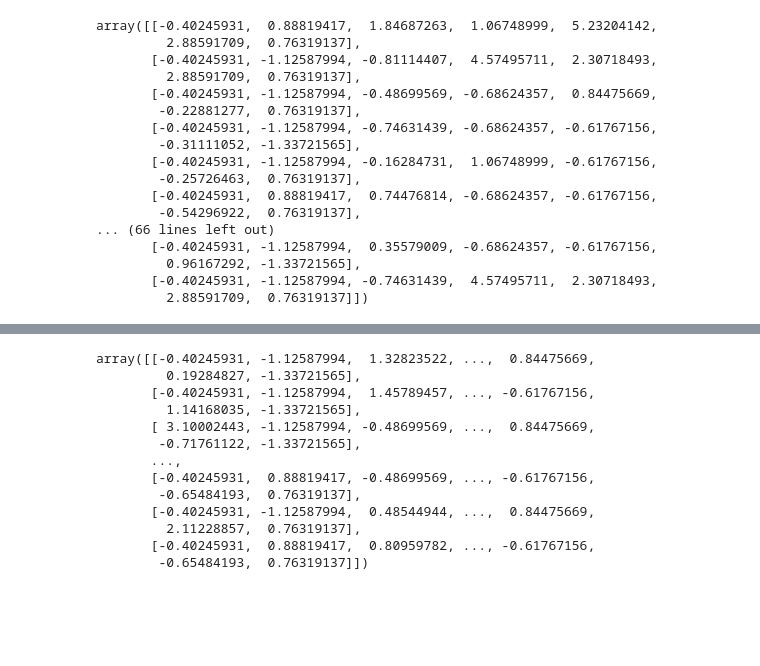
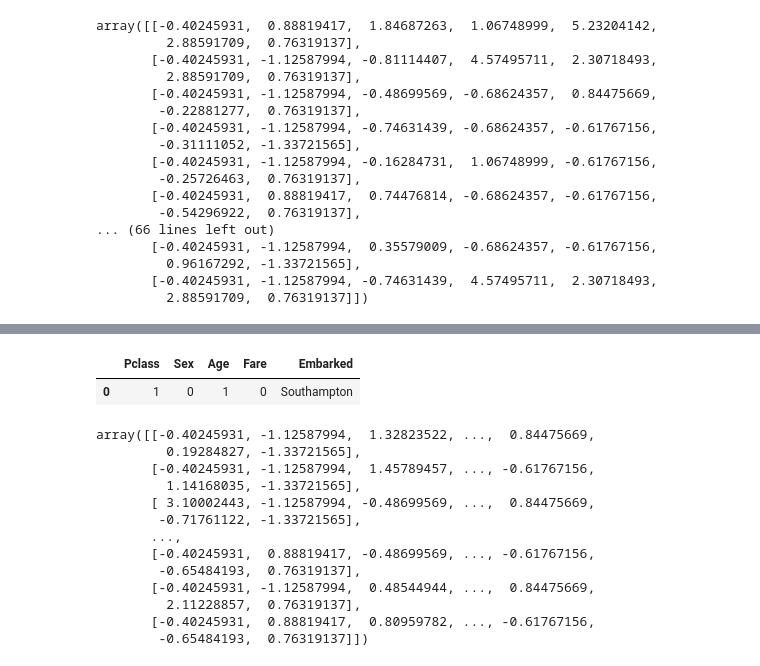
Before and after one commit to Aluka-Analysis/titanic-analysis, a Jupyter notebook: notebooks/01_titanic_ml.ipynb, the cells around one changed output, grey strips where cells are left out. Drawn from its saved outputs; the diff is of its cells as text; code cells hidden in the pictures; blank space fills up the shorter version.

```diff
--- a/notebooks/01_titanic_ml.ipynb
+++ b/notebooks/01_titanic_ml.ipynb
@@ -349,3 +380,54 @@ array([[-0.40245931,  0.88819417,  1.84687263,  1.06748999,  5.23204142,
          0.96167292, -1.33721565],
        [-0.40245931, -1.12587994, -0.74631439,  4.57495711,  2.30718493,
          2.88591709,  0.76319137]])
+# %%
+import streamlit as st
+
+st.title("Titanic Survival Prediction App")
+
+st.write("Predict whether a passenger would survive")
+
+# User Inputs
+
+Pclass = st.selectbox("Passenger Class", [1,2,3])
+
+Sex = st.selectbox("Sex", ["Male", "Female"])
+
+Age = st.slider("Age", 1, 80)
+
+Fare = st.slider("Fare", 0, 500)
+
+Embarked = st.selectbox("Embarked", ["Southampton", "Cherbourg", "Queenstown"])
+
+# Converts Inputs
+
+Sex = 0 if Sex == "Male" else 1
+
+Embarked_dict = {
+    "Southampton": 2,
+    "Cherbourg": 0,
+    "Queenstown": 1
+}
+
+# Create dataframe
+
+data = pd.DataFrame({
+    "Pclass":[Pclass],
+    "Sex":[Sex],
+    "Age":[Age],
+    "Fare":[Fare],
+    "Embarked":[Embarked]
+})
+
+# Prediction
+
+if st.button("Predict"):
+
+    prediction = model.predict(data)
+
+    if prediction == 1:
+        st.success("Passenger would SURVIVE")
+
+    else:
+        st.error("Passenger would not SURVIVE")
+# %% [output]
@@ -352,3 +451,5 @@ array([[-0.40245931,  0.88819417,  1.84687263,  1.06748999,  5.23204142,
+|  | Pclass | Sex | Age | Fare | Embarked |
+| 0 | 1 | 0 | 1 | 0 | Southampton |
 # %%
 X_train
 # %% [output]
```
Also changed, not shown: parts of 28 cells of this notebook, 9 other files.
